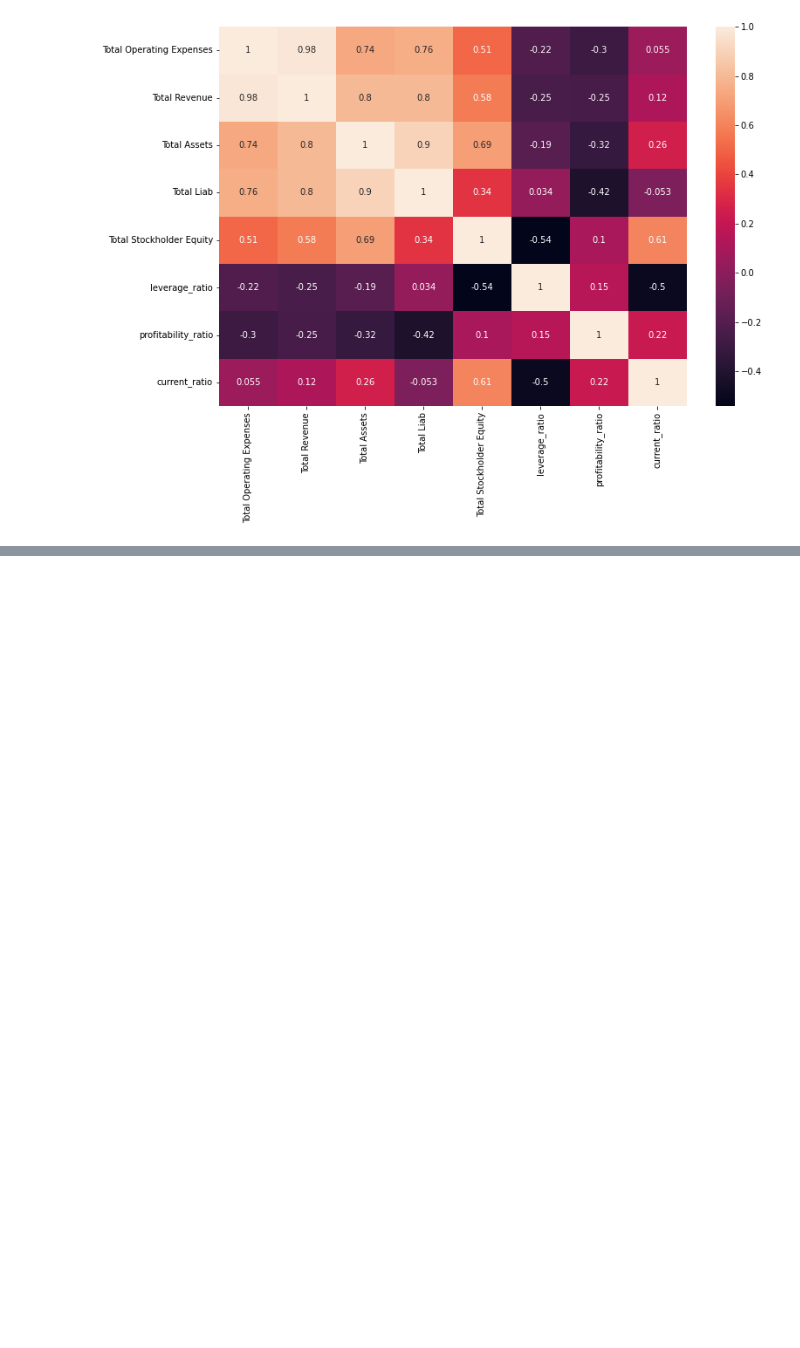
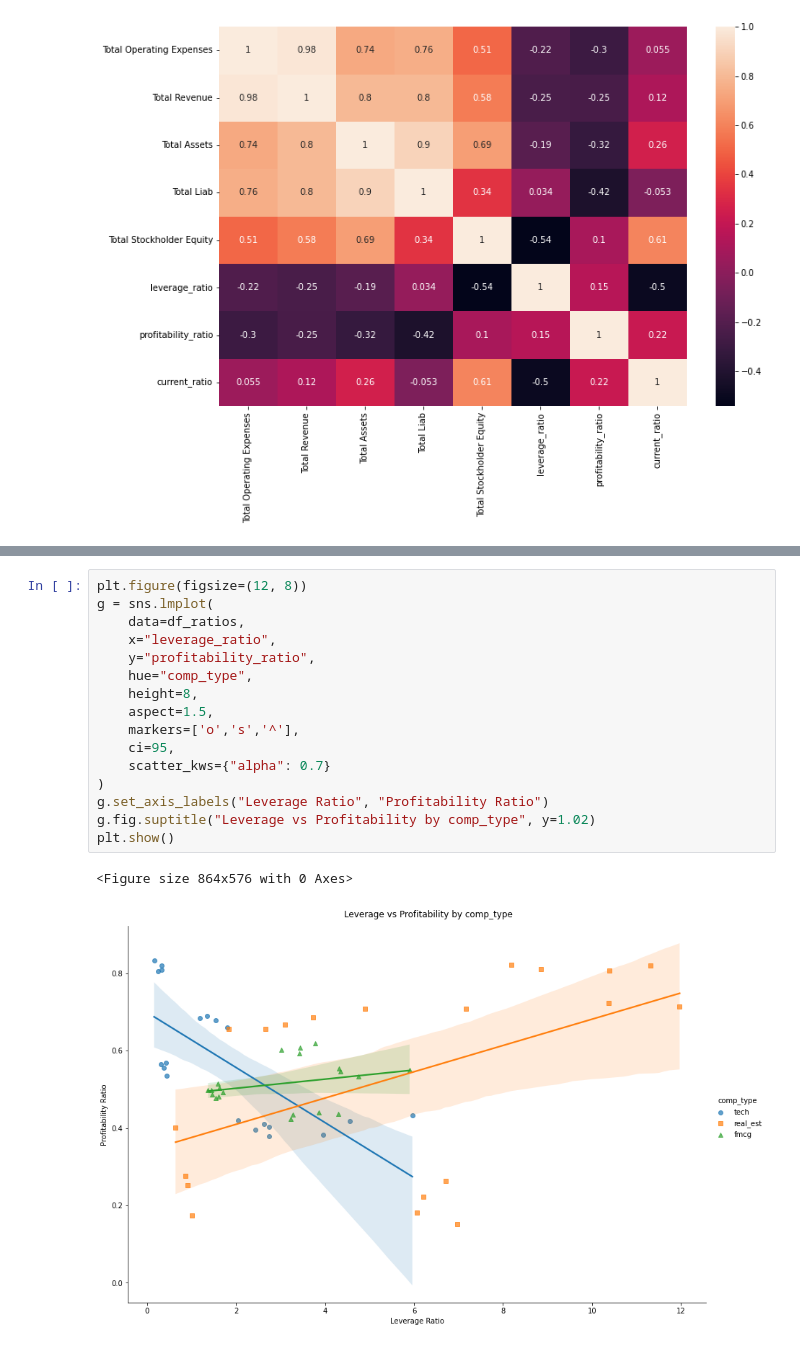
Before and after one commit to ishaan-bedi/Financial-Reports-Project, a Jupyter notebook: notebook.ipynb, the cells around one changed output, grey strips where cells are left out. Saved outputs shown, nothing was run; the diff lists cells and outputs as text; blank space fills up the shorter version.

```diff
--- a/notebook.ipynb
+++ b/notebook.ipynb
@@ -302,0 +282,19 @@ plt.show()
+# %%
+plt.figure(figsize=(12, 8))
+g = sns.lmplot(
+    data=df_ratios,
+    x="leverage_ratio",
+    y="profitability_ratio",
+    hue="comp_type",
+    height=8,
+    aspect=1.5,
+    markers=['o','s','^'],
+    ci=95,
+    scatter_kws={"alpha": 0.7}
+)
+g.set_axis_labels("Leverage Ratio", "Profitability Ratio")
+g.fig.suptitle("Leverage vs Profitability by comp_type", y=1.02)
+plt.show()
+# %% [output]
+<Figure size 864x576 with 0 Axes>
+[figure, added]
```
Also changed, not shown: parts of 12 cells of this notebook.
